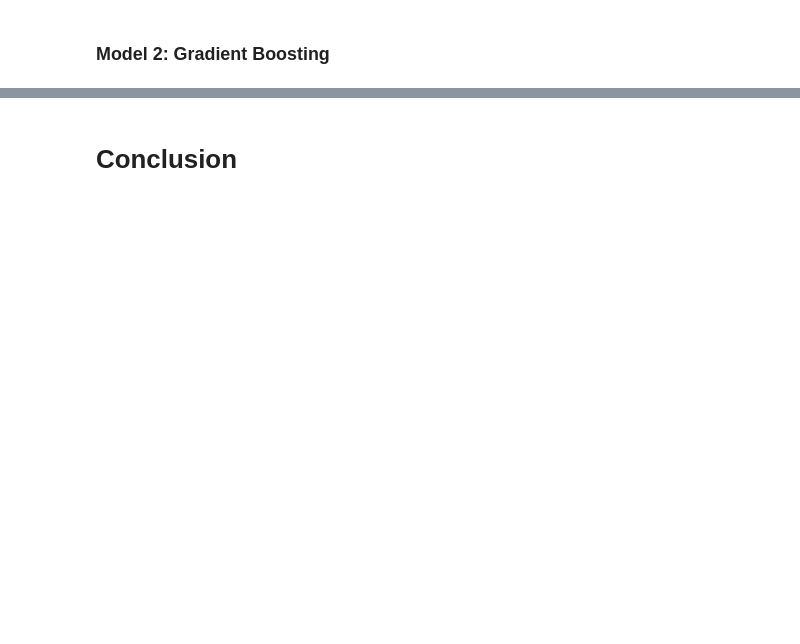
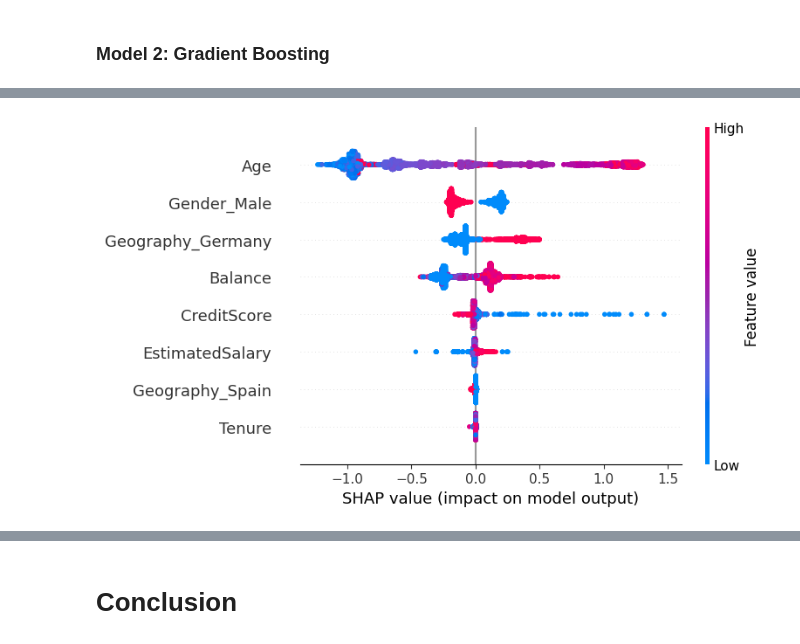
Before and after one commit to gogifemi/ds-bootcamp-projects, a Jupyter notebook: machine_learning_project/ML_project.ipynb, the cells around one changed output, grey strips where cells are left out. Drawn from its saved outputs; the diff is of its cells as text; code cells hidden in the pictures; blank space fills up the shorter version.

```diff
--- a/machine_learning_project/ML_project.ipynb
+++ b/machine_learning_project/ML_project.ipynb
@@ -992,0 +1251,3 @@ __XGBoost:__
+# %%
+# compute sample weights for the training data
+gb_weights = compute_sample_weight(class_weight='balanced', y=y_train)
@@ -992,0 +1338,7 @@ __XGBoost:__
+# %%
+# detailed feature importance with SHAP
+explainer = shap.TreeExplainer(best_gb_final)
+shap_values = explainer.shap_values(X_train)
+shap.summary_plot(shap_values, X_train)
+# %% [output]
+[figure, added]
```
Also changed, not shown: parts of 58 cells of this notebook, 2 other files.
